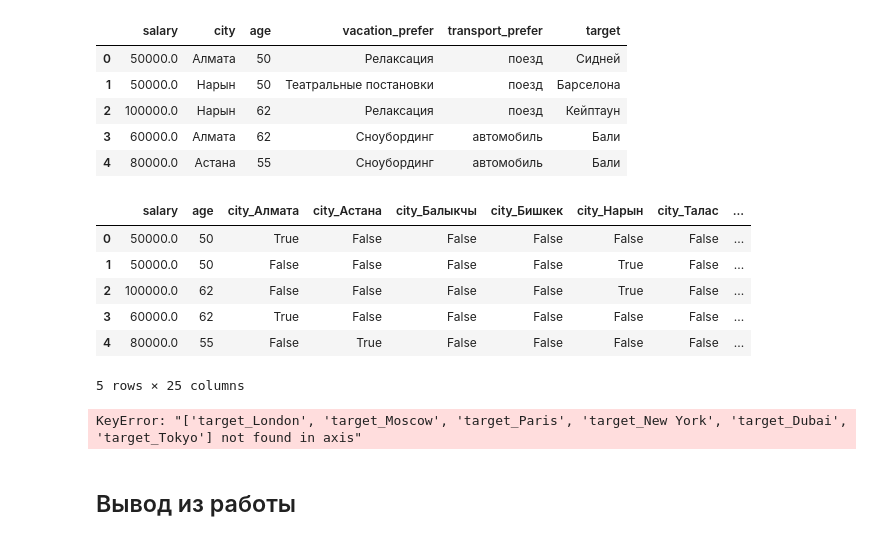
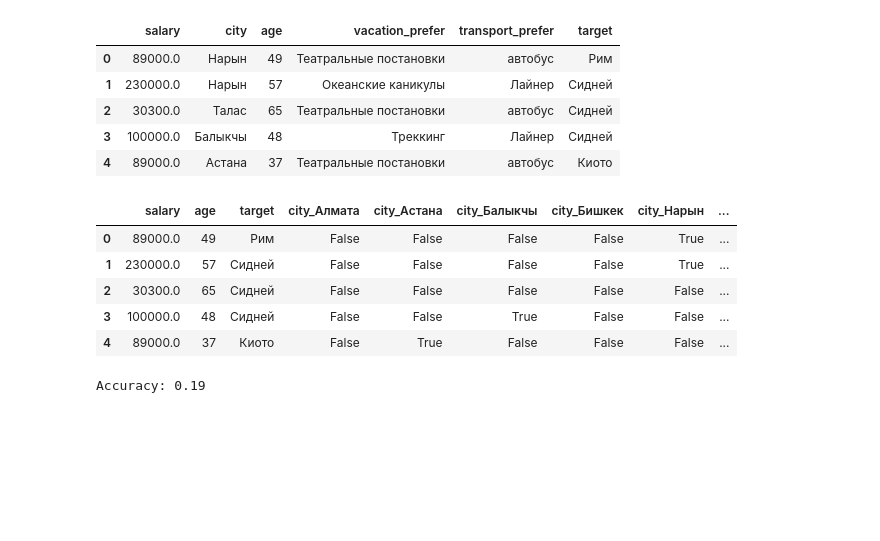
Before and after one commit to Aidar912/BigDataLabs, a Jupyter notebook: lab_6.ipynb, the cells around one changed output. Cells and saved outputs as stored; diff of their text form; code cells hidden in the pictures; blank space fills up the shorter version.

```diff
--- a/lab_6.ipynb
+++ b/lab_6.ipynb
@@ -76,18 +104,25 @@ Confusion matrix for load digits dataset:
    macro avg       0.97      0.97      0.97       360
 weighted avg       0.97      0.97      0.97       360
 # %%
-
-salary_list = [50000, 60000, 70000, 80000, 90000, 100000]
+salary_list = [30300, 55000, 67000, 89000, 100000, 230000]
 city_list = ['Бишкек', 'Талас', 'Нарын', 'Астана', 'Алмата', 'Балыкчы']
 age_list = list(range(30, 66))
 vacation_prefer_list = ['Путешествия', 'Океанские каникулы', 'Сноубординг', 'Треккинг', 'Театральные постановки', 'Релаксация']
-transport_prefer_list = ['автомобиль', 'самолёт', 'поезд', 'автобус','Лайнер']
-
+transport_prefer_list = ['автомобиль', 'самолёт', 'поезд', 'автобус', 'Лайнер']
 target_list = ['Барселона', 'Рим', 'Кейптаун', 'Сидней', 'Киото', 'Бали']
 
-vacation_df = pd.DataFrame(columns=['salary', 'city', 'age', 'vacation_prefer', 'transport_prefer', 'target'])
+data = []
 for i in range(1000):
-  vacation_df.loc[i] = [random.choice(salary_list), random.choice(city_list), random.choice(age_list), random.choice(vacation_prefer_list), random.choice(transport_prefer_list), random.choice(target_list)]
+    data.append([
+        random.choice(salary_list),
+        random.choice(city_list),
+        random.choice(age_list),
+        random.choice(vacation_prefer_list),
+        random.choice(transport_prefer_list),
+        random.choice(target_list)
+    ])
+
+vacation_df = pd.DataFrame(data, columns=['salary', 'city', 'age', 'vacation_prefer', 'transport_prefer', 'target'])
 vacation_df.head()
 # %% [output]
 |  | salary | city | age | vacation_prefer | transport_prefer | target |
@@ -102,25 +137,22 @@ vacation_df['salary'] = vacation_df['salary'].astype(float)
 vacation_df.head()
 # %% [output]
 |  | salary | city | age | vacation_prefer | transport_prefer | target |
-| 0 | 50000.0 | Алмата | 50 | Релаксация | поезд | Сидней |
-| 1 | 50000.0 | Нарын | 50 | Театральные постановки | поезд | Барселона |
-| 2 | 100000.0 | Нарын | 62 | Релаксация | поезд | Кейптаун |
-| 3 | 60000.0 | Алмата | 62 | Сноубординг | автомобиль | Бали |
-| 4 | 80000.0 | Астана | 55 | Сноубординг | автомобиль | Бали |
+| 0 | 89000.0 | Нарын | 49 | Театральные постановки | автобус | Рим |
+| 1 | 230000.0 | Нарын | 57 | Океанские каникулы | Лайнер | Сидней |
+| 2 | 30300.0 | Талас | 65 | Театральные постановки | автобус | Сидней |
+| 3 | 100000.0 | Балыкчы | 48 | Треккинг | Лайнер | Сидней |
+| 4 | 89000.0 | Астана | 37 | Театральные постановки | автобус | Киото |
 # %%
-vacation_df = pd.get_dummies(vacation_df, columns=['city', 'vacation_prefer', 'transport_prefer', 'target'])
+vacation_df = pd.get_dummies(vacation_df, columns=['city', 'vacation_prefer', 'transport_prefer'])
 vacation_df.head()
 # %% [output]
-|  | salary | age | city_Алмата | city_Астана | city_Балыкчы | city_Бишкек | city_Нарын | city_Талас | ... |
-| 0 | 50000.0 | 50 | True | False | False | False | False | False | ... |
-| 1 | 50000.0 | 50 | False | False | False | False | True | False | ... |
-| 2 | 100000.0 | 62 | False | False | False | False | True | False | ... |
-| 3 | 60000.0 | 62 | True | False | False | False | False | False | ... |
-| 4 | 80000.0 | 55 | False | True | False | False | False | False | ... |
+|  | salary | age | target | city_Алмата | city_Астана | city_Балыкчы | city_Бишкек | city_Нарын | ... |
+| 0 | 89000.0 | 49 | Рим | False | False | False | False | True | ... |
+| 1 | 230000.0 | 57 | Сидней | False | False | False | False | True | ... |
+| 2 | 30300.0 | 65 | Сидней | False | False | False | False | False | ... |
+| 3 | 100000.0 | 48 | Сидней | False | False | True | False | False | ... |
+| 4 | 89000.0 | 37 | Киото | False | True | False | False | False | ... |
-5 rows × 25 columns
 # %%
-X_vacation = vacation_df.drop(['target_Бали', 'target_Киото', 'target_Сидней', 'target_Кейптаун', 'target_Рим', 'target_Барселона'], axis=1)
-y_vacation = vacation_df['target_Киото']
-X_train_vacation, X_test_vacation, y_train_vacation, y_test_vacation = train_test_split(X_vacation, y_vacation, test_size=0.2, random_state=42)
+X = vacation_df.drop('target', axis=1)
+y = vacation_df['target']
+X_train, X_test, y_train, y_test = train_test_split(X, y, test_size=0.2, random_state=42)
-# %% [output]
-KeyError: "['target_London', 'target_Moscow', 'target_Paris', 'target_New York', 'target_Dubai', 'target_Tokyo'] not found in axis"
@@ -156,2 +159,12 @@ print('Classification report for vacation dataset (optimized):\n', classificatio
-# %% [markdown]
-## Вывод из работы
+# %%
+modelF = RandomForestClassifier(random_state=42)
+modelF.fit(X_train, y_train)
+
+y_pred = modelF.predict(X_test)
+
+
+
+accuracy = accuracy_score(y_test, y_pred)
+print(f'Accuracy: {accuracy:.2f}')
+# %% [output]
+Accuracy: 0.19
```
Also changed, not shown: parts of 13 cells of this notebook.
